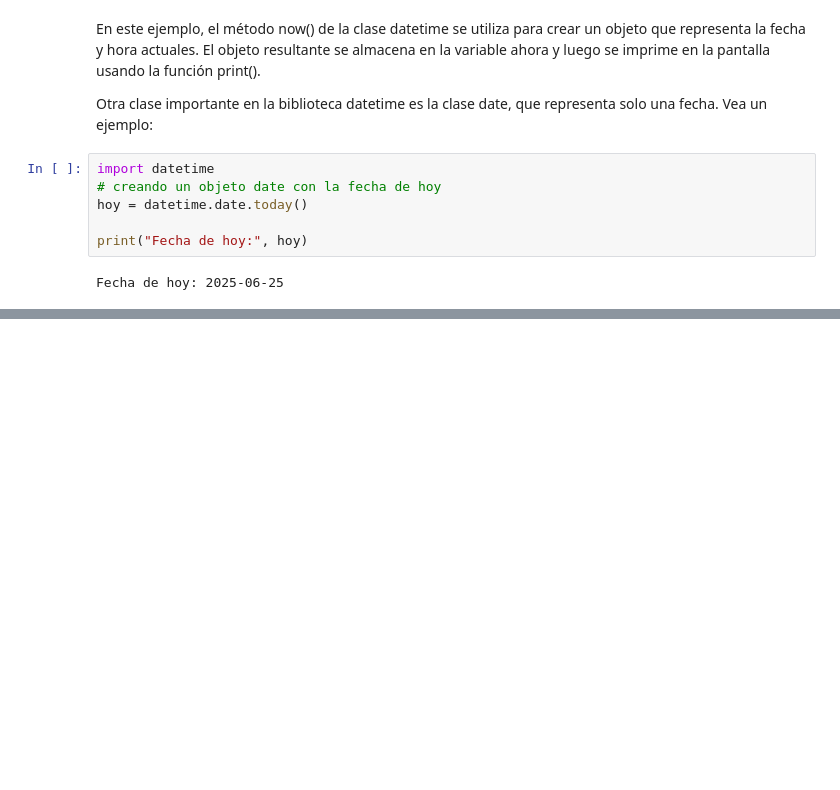
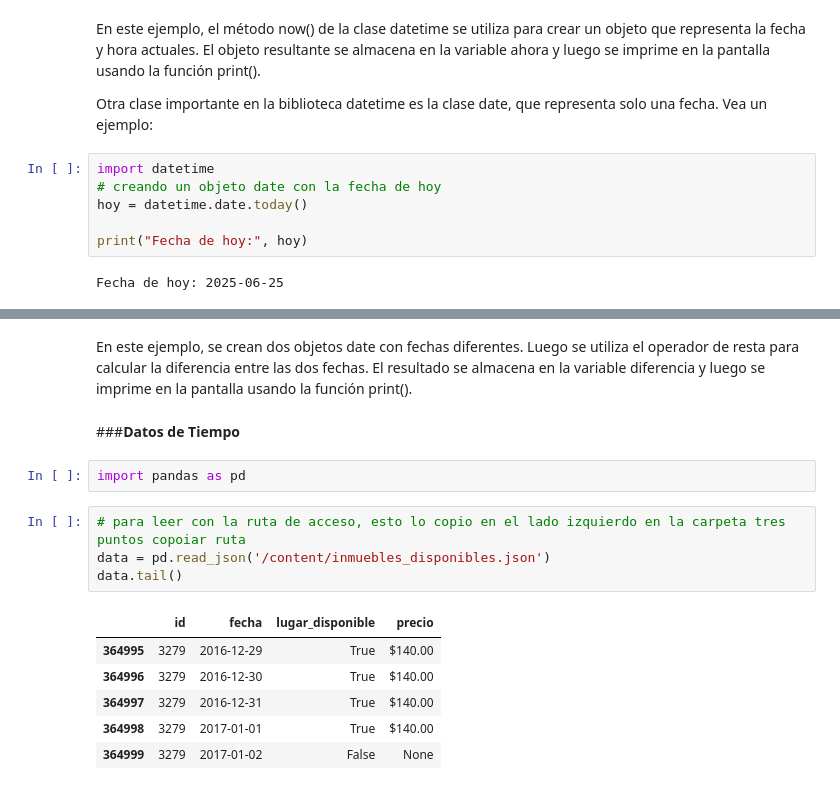
Before and after one commit to Nataliahfk/Pandas_transformacion_y_manipulacion_datos, a Jupyter notebook: Pandas_Fecha_y_Hora.ipynb, the cells around one changed output, grey strips where cells are left out. Cells and saved outputs as stored; diff of their text form; blank space fills up the shorter version.

```diff
--- a/Pandas_Fecha_y_Hora.ipynb
+++ b/Pandas_Fecha_y_Hora.ipynb
@@ -35,0 +53,17 @@ Fecha de hoy: 2025-06-25
+# %% [markdown]
+En este ejemplo, se crean dos objetos date con fechas diferentes. Luego se utiliza el operador de resta para calcular la diferencia entre las dos fechas. El resultado se almacena en la variable diferencia y luego se imprime en la pantalla usando la función print().
+# %% [markdown]
+###**Datos de Tiempo**
+# %%
+import pandas as pd
+# %%
+# para leer con la ruta de acceso, esto lo copio en el lado izquierdo en la carpeta tres puntos copoiar ruta
+data = pd.read_json('/content/inmuebles_disponibles.json')
+data.tail()
+# %% [output]
+|  | id | fecha | lugar_disponible | precio |
+| 364995 | 3279 | 2016-12-29 | True | $140.00 |
+| 364996 | 3279 | 2016-12-30 | True | $140.00 |
+| 364997 | 3279 | 2016-12-31 | True | $140.00 |
+| 364998 | 3279 | 2017-01-01 | True | $140.00 |
+| 364999 | 3279 | 2017-01-02 | False | None |
```
Also changed, not shown: parts of 8 cells of this notebook.
